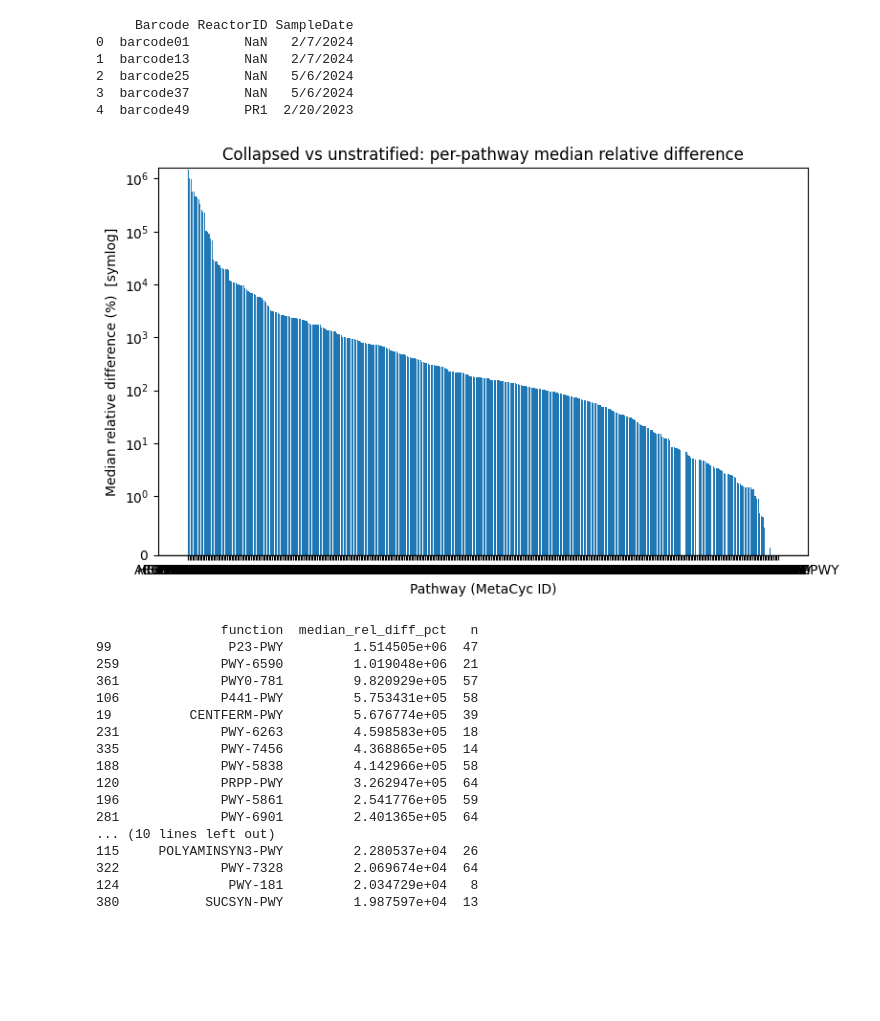
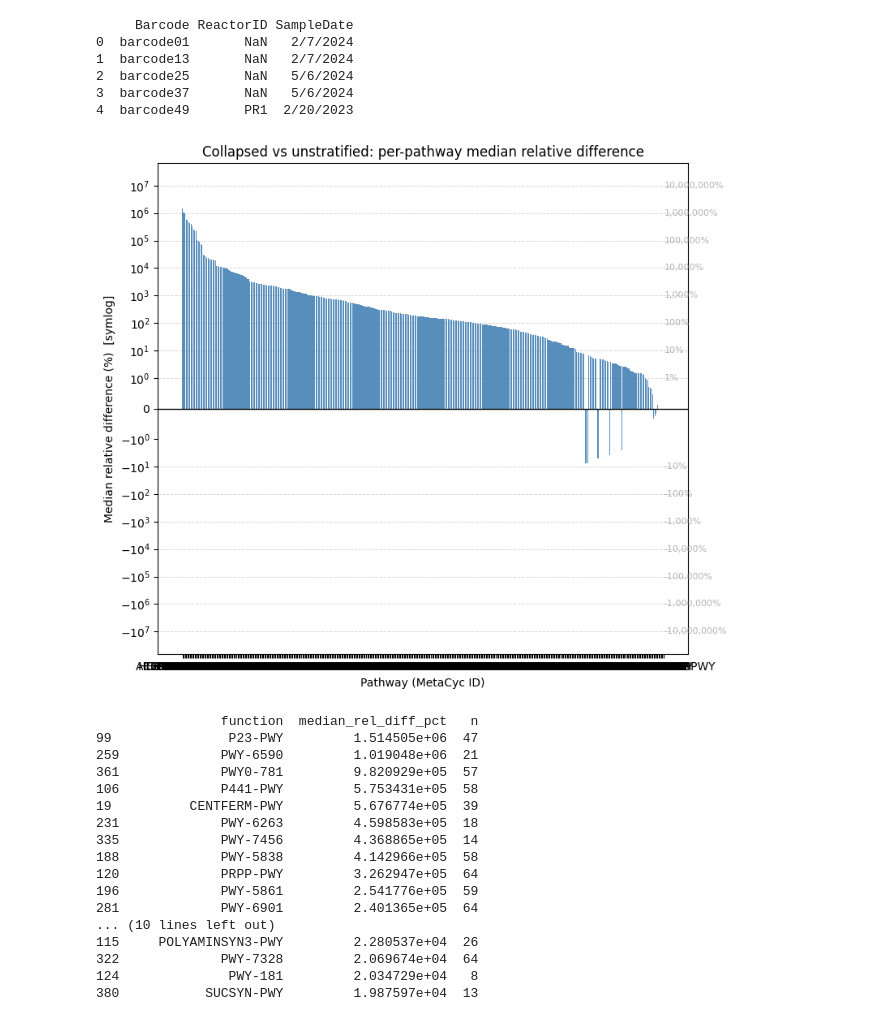
Before and after one commit to PachacutiX/Meta2Insight, a Jupyter notebook: code/picrust2_testruns/stratified/temp_differences.ipynb, the cells around one changed output. Saved outputs shown, nothing was run; the diff lists cells and outputs as text; code cells hidden in the pictures; blank space fills up the shorter version.

```diff
--- a/code/picrust2_testruns/stratified/temp_differences.ipynb
+++ b/code/picrust2_testruns/stratified/temp_differences.ipynb
@@ -532,38 +546,54 @@ print(df_meta.head())
 2  barcode25       NaN   5/6/2024
 3  barcode37       NaN   5/6/2024
 4  barcode49       PR1  2/20/2023
-# %%
-### Per-pathway median relative difference barplot
-
-
-# (1) Clean input: ensure numeric, drop inf/NaN
-merged_comp = merged_comp.copy()
-merged_comp["relative_diff_%"] = pd.to_numeric(merged_comp["relative_diff_%"], errors="coerce")
-merged_comp = merged_comp.replace([np.inf, -np.inf], np.nan).dropna(subset=["relative_diff_%"])
-
-# (2) Aggregate per pathway: median relative difference + sample count
-agg = (
-    merged_comp.groupby("function", as_index=False)["relative_diff_%"]
-               .agg(median_rel_diff_pct="median", n="count")
-)
-
-# (3) Order pathways by absolute median difference (largest first)
-agg = agg.reindex(agg["median_rel_diff_pct"].abs().sort_values(ascending=False).index)
-
-# (4) Barplot (symlog y-scale to preserve sign, compress extremes)
-plt.figure(figsize=(8, 5))
-bars = plt.bar(agg["function"], agg["median_rel_diff_pct"])
-plt.axhline(0, color="k", lw=1)
-plt.yscale("symlog", linthresh=1)   # linear around 0, log outside
-
-# (5) Labels, title, and layout
-plt.ylabel("Median relative difference (%)  [symlog]")
-plt.xlabel("Pathway (MetaCyc ID)")
-plt.title("Collapsed vs unstratified: per-pathway median relative difference")
-plt.tight_layout()
-plt.show()
-# %% [output]
-[figure, removed]
+# %%
+### Per-pathway median relative difference barplot
+
+
+# (1) Clean input: ensure numeric, drop inf/NaN
+merged_comp = merged_comp.copy()
+merged_comp["relative_diff_%"] = pd.to_numeric(merged_comp["relative_diff_%"], errors="coerce")
+merged_comp = merged_comp.replace([np.inf, -np.inf], np.nan).dropna(subset=["relative_diff_%"])
+
+# (2) Aggregate per pathway: median relative difference + sample count
+agg = (
+    merged_comp.groupby("function", as_index=False)["relative_diff_%"]
+               .agg(median_rel_diff_pct="median", n="count")
+)
+
+# (3) Order pathways by absolute median difference (largest first)
+agg = agg.reindex(agg["median_rel_diff_pct"].abs().sort_values(ascending=False).index)
+
+# (4) Barplot (symlog y-scale to preserve sign, compress extremes)
+plt.figure(figsize=(8, 7))
+bars = plt.bar(agg["function"], agg["median_rel_diff_pct"], color="steelblue", alpha=0.9)
+plt.axhline(0, color="k", lw=1)
+plt.yscale("symlog", linthresh=1)   # linear near 0, log elsewhere
+
+# (4.5) Add horizontal translucent percentage guide lines (log-spaced)
+ymax = np.nanmax(np.abs(agg["median_rel_diff_pct"]))
+guide_levels = np.logspace(0, np.ceil(np.log10(ymax)), num=int(np.ceil(np.log10(ymax))) + 1, base=10)
+
+for val in guide_levels:
+    # Positive lines (all)
+    plt.axhline(val, color="grey", linestyle="--", lw=0.7, alpha=0.3, zorder=0)
+    plt.text(len(agg) - 0.3, val, f"{val:,.0f}%", color="grey", alpha=0.6,
+             va="center", ha="left", fontsize=8)
+
+    # Negative lines (only below -10)
+    if val >= 10:
+        plt.axhline(-val, color="grey", linestyle="--", lw=0.7, alpha=0.3, zorder=0)
+        plt.text(len(agg) - 0.3, -val, f"-{val:,.0f}%", color="grey", alpha=0.6,
+                 va="center", ha="left", fontsize=8)
+
+# (5) Labels, title, and layout
+plt.ylabel("Median relative difference (%)  [symlog]")
+plt.xlabel("Pathway (MetaCyc ID)")
+plt.title("Collapsed vs unstratified: per-pathway median relative difference")
+plt.tight_layout()
+plt.show()
+# %% [output]
+[figure, added]
 # %%
 ### Top 25 pathways with median relative difference (%)
 
```
Also changed, not shown: parts of 9 cells of this notebook.
